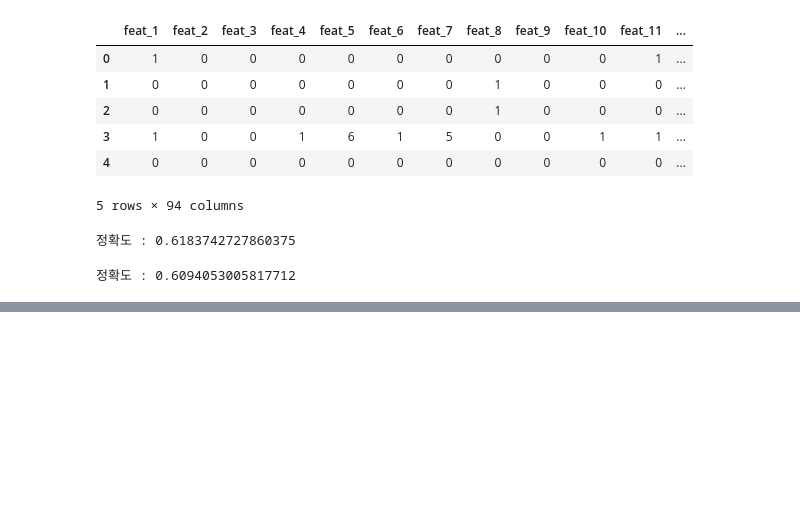
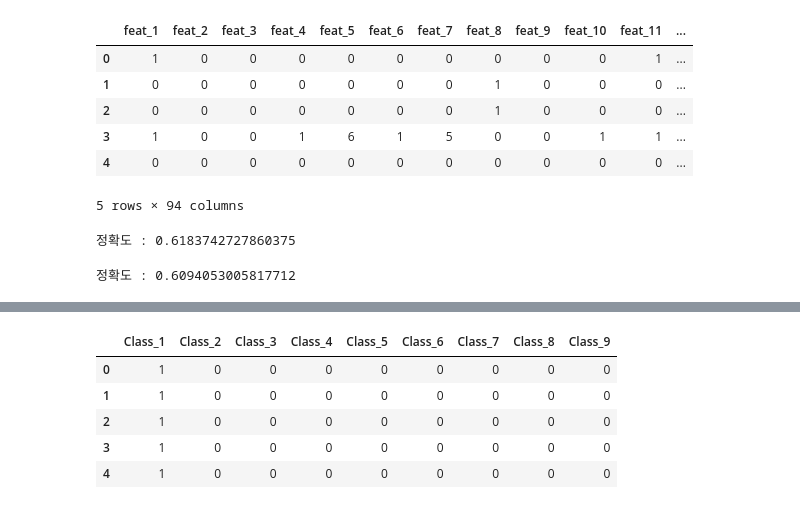
Before and after one commit to kim-hyun-ho/study, a Jupyter notebook: 210417.ipynb, the cells around one changed output, grey strips where cells are left out. Drawn from its saved outputs; the diff is of its cells as text; code cells hidden in the pictures; blank space fills up the shorter version.

Commit message:
Colaboratory를 통해 생성됨

```diff
--- a/210417.ipynb
+++ b/210417.ipynb
@@ -137,3 +138,6 @@ prediction2 = model2.predict(X_test)
 print('정확도 :', accuracy_score(y_test, prediction2))
 # %% [output]
 정확도 : 0.6094053005817712
+# %%
+###다른 방법으로 해보자.
+otto = pd.read_csv("/content/drive/MyDrive/Colab Notebooks/otto.zip (Unzipped Files)/train.csv")
@@ -139,0 +172,9 @@ print('정확도 :', accuracy_score(y_test, prediction2))
+# %%
+y.head()
+# %% [output]
+|  | Class_1 | Class_2 | Class_3 | Class_4 | Class_5 | Class_6 | Class_7 | Class_8 | Class_9 |
+| 0 | 1 | 0 | 0 | 0 | 0 | 0 | 0 | 0 | 0 |
+| 1 | 1 | 0 | 0 | 0 | 0 | 0 | 0 | 0 | 0 |
+| 2 | 1 | 0 | 0 | 0 | 0 | 0 | 0 | 0 | 0 |
+| 3 | 1 | 0 | 0 | 0 | 0 | 0 | 0 | 0 | 0 |
+| 4 | 1 | 0 | 0 | 0 | 0 | 0 | 0 | 0 | 0 |
```
Also changed, not shown: parts of 12 cells of this notebook.
